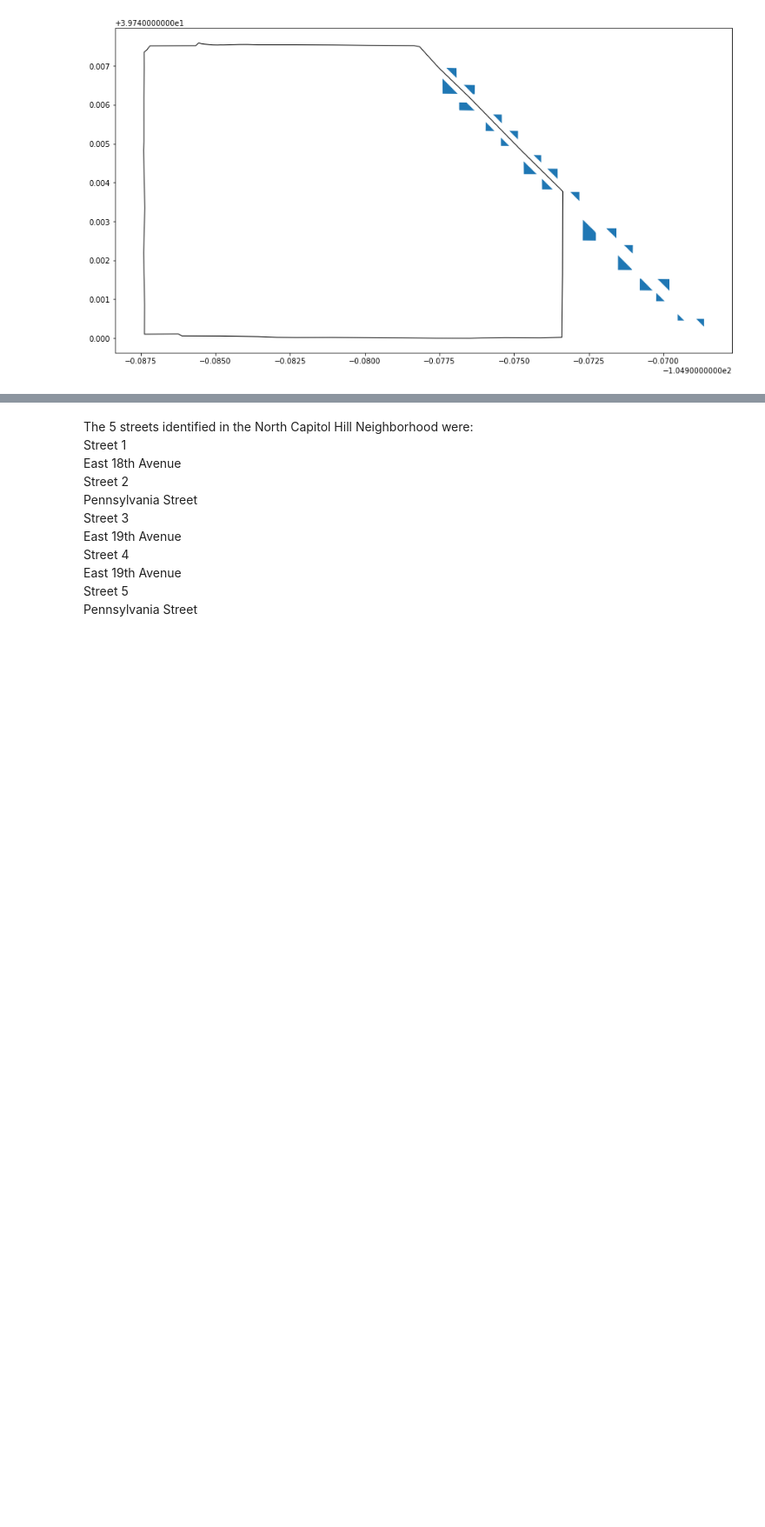
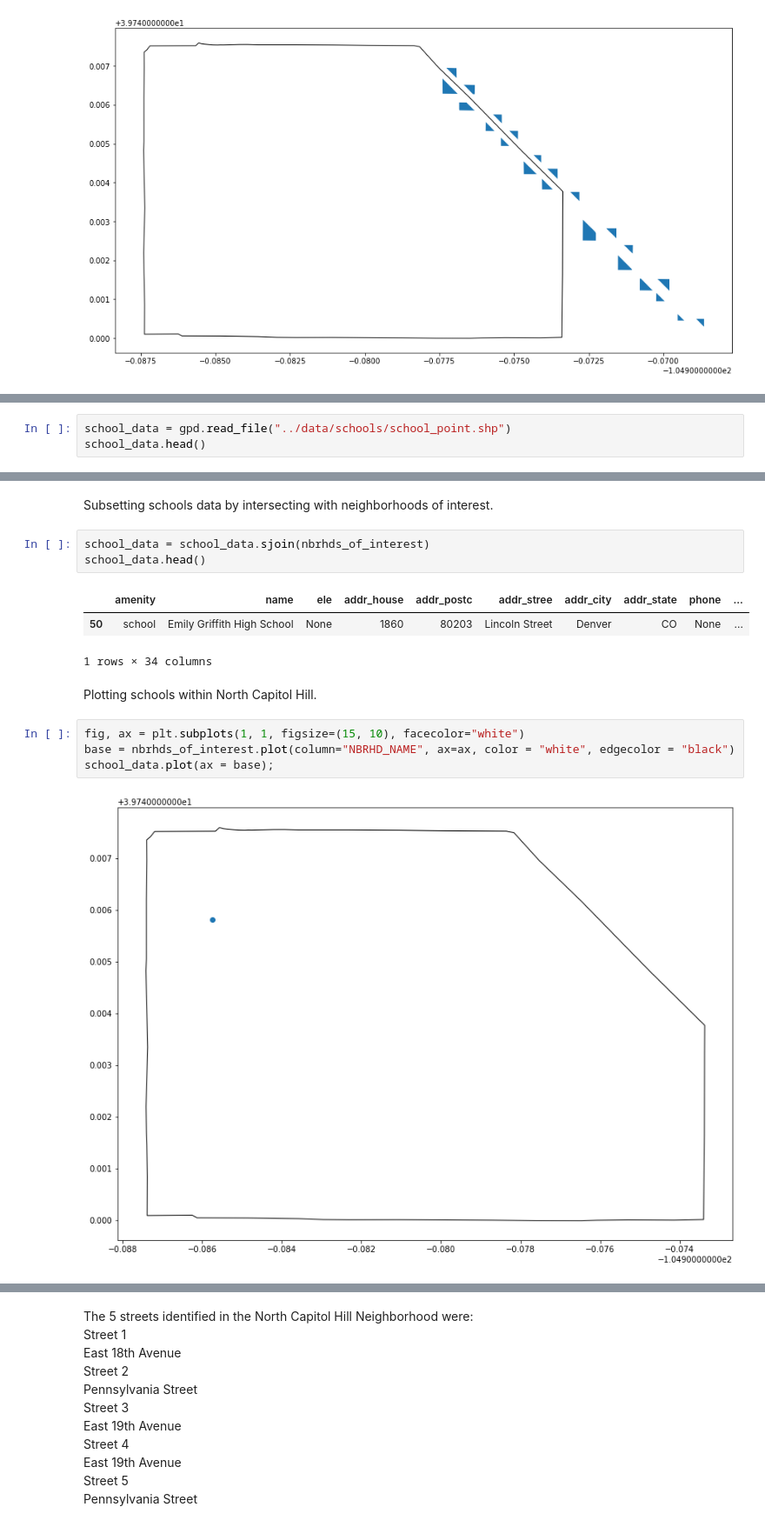
Before and after one commit to schmidmt/Finding-Optional-Shared-Streets, a Jupyter notebook: notebooks/Finding Optimal Shared Streets Tutorial.ipynb, the cells around one changed output, grey strips where cells are left out. Shown at 87% size. Drawn from its saved outputs; the diff is of its cells as text; blank space fills up the shorter version.

```diff
--- a/notebooks/Finding Optimal Shared Streets Tutorial.ipynb
+++ b/notebooks/Finding Optimal Shared Streets Tutorial.ipynb
@@ -274,0 +286,3 @@ park_data.plot(ax = base);
+# %%
+school_data = gpd.read_file("../data/schools/school_point.shp")
+school_data.head()
@@ -274,0 +296,17 @@ park_data.plot(ax = base);
+# %% [markdown]
+Subsetting schools data by intersecting with neighborhoods of interest.
+# %%
+school_data = school_data.sjoin(nbrhds_of_interest)
+school_data.head()
+# %% [output]
+|  | amenity | name | ele | addr_house | addr_postc | addr_stree | addr_city | addr_state | phone | ... |
+| 50 | school | Emily Griffith High School | None | 1860 | 80203 | Lincoln Street | Denver | CO | None | ... |
+1 rows × 34 columns
+# %% [markdown]
+Plotting schools within North Capitol Hill.
+# %%
+fig, ax = plt.subplots(1, 1, figsize=(15, 10), facecolor="white")
+base = nbrhds_of_interest.plot(column="NBRHD_NAME", ax=ax, color = "white", edgecolor = "black")
+school_data.plot(ax = base);
+# %% [output]
+[figure, added]
```
Also changed, not shown: parts of 65 cells of this notebook.
